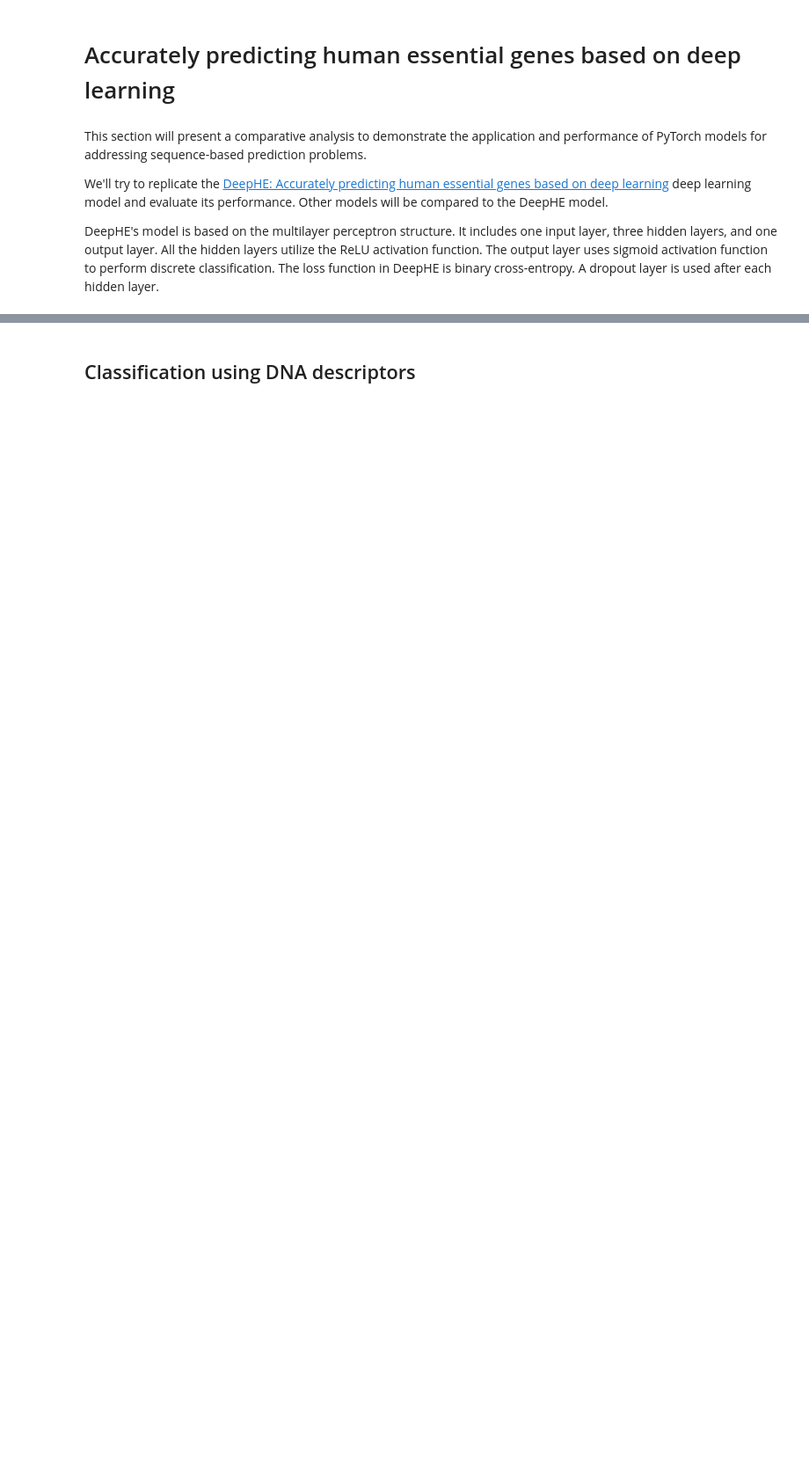
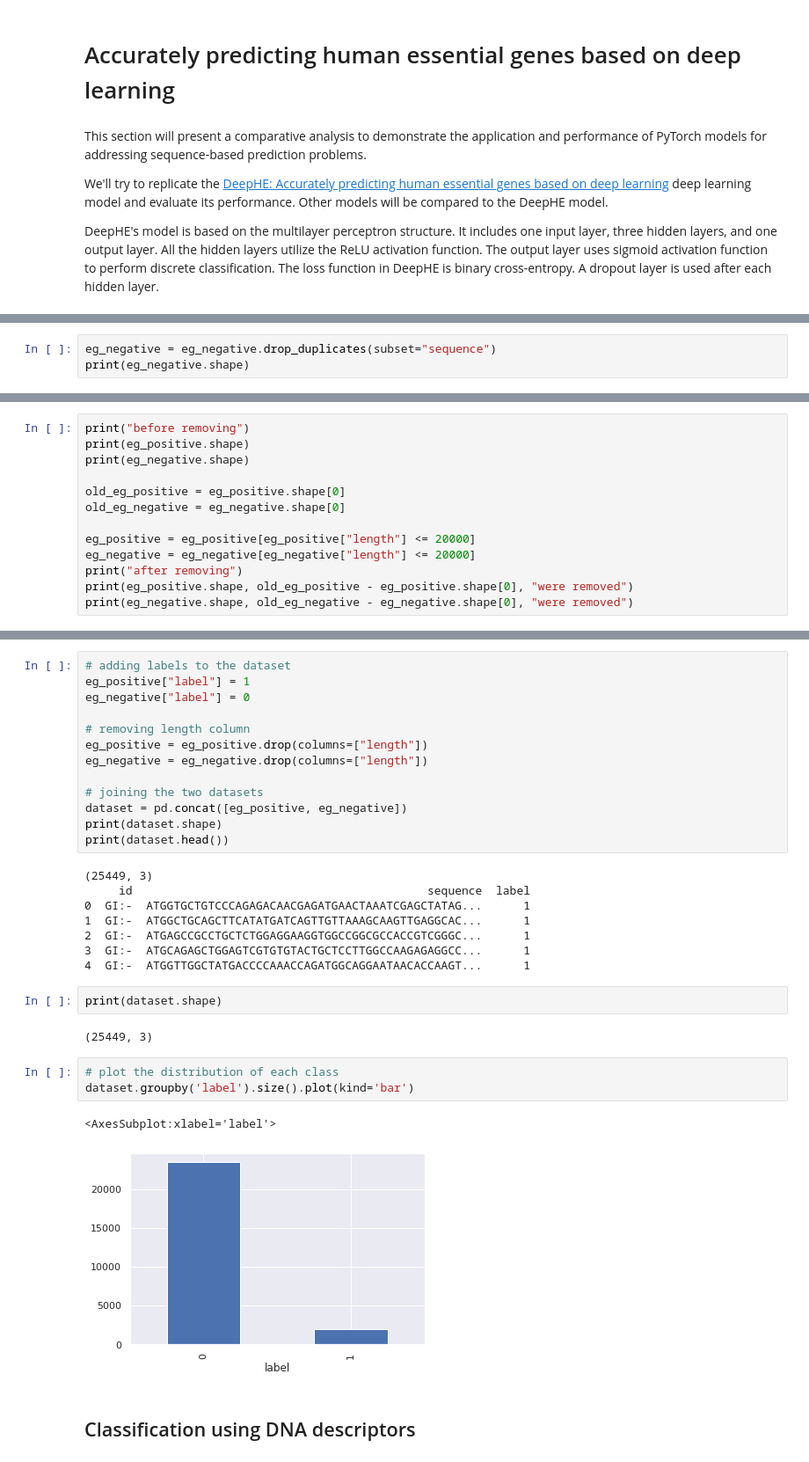
Before and after one commit to BioSystemsUM/propythia, a Jupyter notebook: src/propythia/DNA/deep_ml/DeepHE.ipynb, the cells around one changed output, grey strips where cells are left out. Shown at 88% size. Cells and saved outputs as stored; diff of their text form; blank space fills up the shorter version.

```diff
--- a/src/propythia/DNA/deep_ml/DeepHE.ipynb
+++ b/src/propythia/DNA/deep_ml/DeepHE.ipynb
@@ -22,0 +82,3 @@ from descriptors import DNADescriptor
+# %%
+eg_negative = eg_negative.drop_duplicates(subset="sequence")
+print(eg_negative.shape)
@@ -22,0 +96,13 @@ from descriptors import DNADescriptor
+# %%
+print("before removing")
+print(eg_positive.shape)
+print(eg_negative.shape)
+
+old_eg_positive = eg_positive.shape[0]
+old_eg_negative = eg_negative.shape[0]
+
+eg_positive = eg_positive[eg_positive["length"] <= 20000]
+eg_negative = eg_negative[eg_negative["length"] <= 20000]
+print("after removing")
+print(eg_positive.shape, old_eg_positive - eg_positive.shape[0], "were removed")
+print(eg_negative.shape, old_eg_negative - eg_negative.shape[0], "were removed")
@@ -23,2 +202,33 @@ from descriptors import DNADescriptor
+# %%
+# adding labels to the dataset
+eg_positive["label"] = 1
+eg_negative["label"] = 0
+
+# removing length column
+eg_positive = eg_positive.drop(columns=["length"])
+eg_negative = eg_negative.drop(columns=["length"])
+
+# joining the two datasets
+dataset = pd.concat([eg_positive, eg_negative])
+print(dataset.shape)
+print(dataset.head())
+# %% [output]
+(25449, 3)
+     id                                           sequence  label
+0  GI:-  ATGGTGCTGTCCCAGAGACAACGAGATGAACTAAATCGAGCTATAG...      1
+1  GI:-  ATGGCTGCAGCTTCATATGATCAGTTGTTAAAGCAAGTTGAGGCAC...      1
+2  GI:-  ATGAGCCGCCTGCTCTGGAGGAAGGTGGCCGGCGCCACCGTCGGGC...      1
+3  GI:-  ATGCAGAGCTGGAGTCGTGTGTACTGCTCCTTGGCCAAGAGAGGCC...      1
+4  GI:-  ATGGTTGGCTATGACCCCAAACCAGATGGCAGGAATAACACCAAGT...      1
+# %%
+print(dataset.shape)
+# %% [output]
+(25449, 3)
+# %%
+# plot the distribution of each class
+dataset.groupby('label').size().plot(kind='bar')
+# %% [output]
+<AxesSubplot:xlabel='label'>
+[figure, added]
 # %% [markdown]
 ## Classification using DNA descriptors
```
Also changed, not shown: parts of 35 cells of this notebook, 4 other files.
